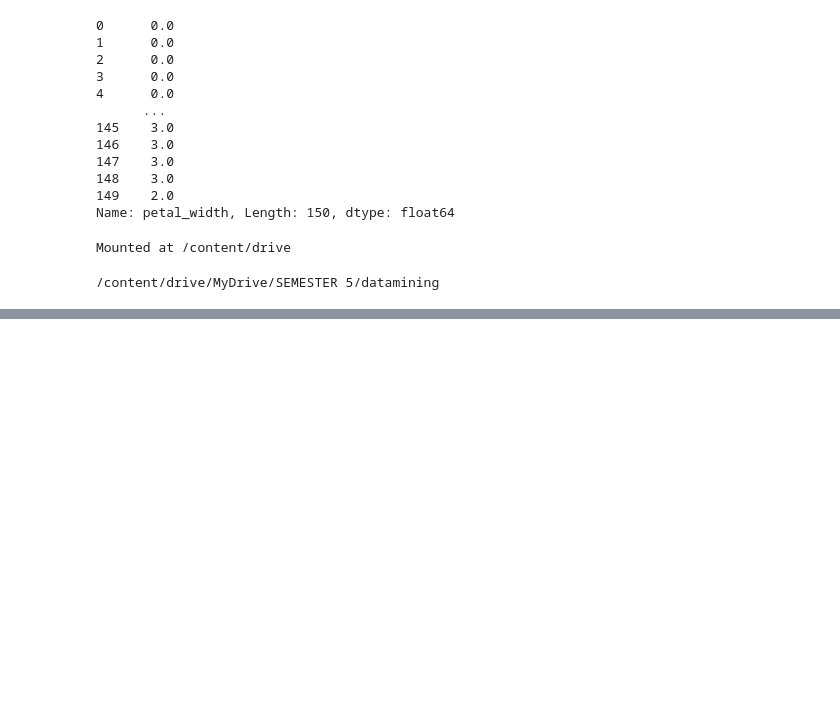
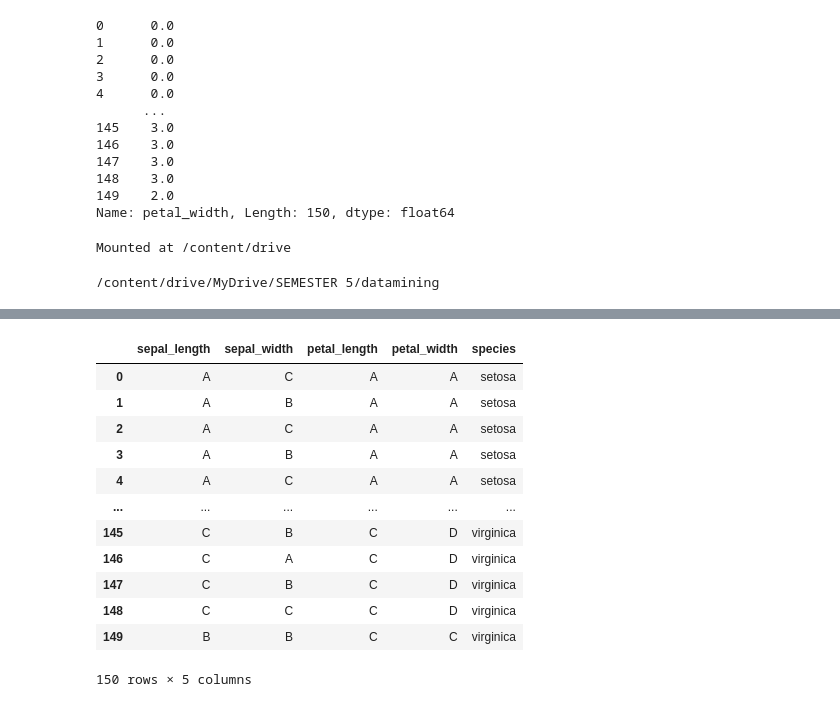
Before and after one commit to Fadhila-Zahra/datamining, a Jupyter notebook: _sources/notebooks.ipynb, the cells around one changed output, grey strips where cells are left out. Drawn from its saved outputs; the diff is of its cells as text; code cells hidden in the pictures; blank space fills up the shorter version.

```diff
--- a/_sources/notebooks.ipynb
+++ b/_sources/notebooks.ipynb
@@ -340,0 +463,18 @@ iris2.head()
+# %%
+# Membaca file hasil dari Diskritisasi
+iris3 = pd.read_csv("/content/drive/MyDrive/SEMESTER 5/datamining/hasil_diskritisasi_huruf.csv")
+iris3
+# %% [output]
+|  | sepal_length | sepal_width | petal_length | petal_width | species |
+| 0 | A | C | A | A | setosa |
+| 1 | A | B | A | A | setosa |
+| 2 | A | C | A | A | setosa |
+| 3 | A | B | A | A | setosa |
+| 4 | A | C | A | A | setosa |
+| ... | ... | ... | ... | ... | ... |
+| 145 | C | B | C | D | virginica |
+| 146 | C | A | C | D | virginica |
+| 147 | C | B | C | D | virginica |
+| 148 | C | C | C | D | virginica |
+| 149 | B | B | C | C | virginica |
+150 rows × 5 columns
```
Also changed, not shown: parts of 13 cells of this notebook, 2 other files.
